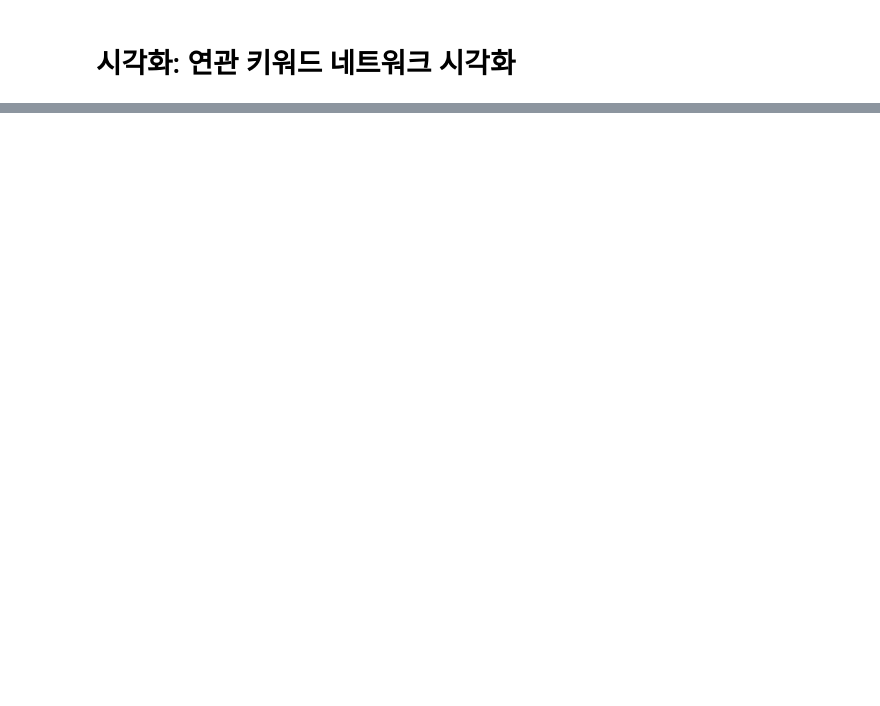
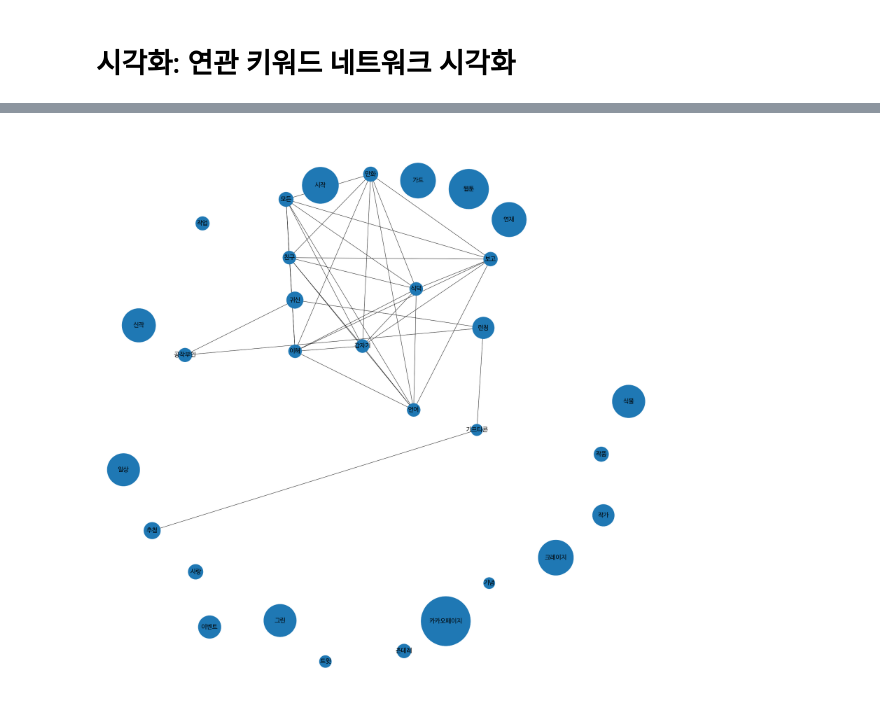
Before and after one commit to Eunjung-Cho/Project, a Jupyter notebook: webnovel/카카오페이지_관련_트위터_텍스트_분석.ipynb, the cells around one changed output, grey strips where cells are left out. Drawn from its saved outputs; the diff is of its cells as text; code cells hidden in the pictures; blank space fills up the shorter version.

```diff
--- a/webnovel/카카오페이지_관련_트위터_텍스트_분석.ipynb
+++ b/webnovel/카카오페이지_관련_트위터_텍스트_분석.ipynb
@@ -22,9 +61,9 @@ warnings.filterwarnings("ignore")
 # %%
 # 발급 완료된 키 입력하기
-CONSUMER_KEY = "api요청받은 키 입력하기"
-CONSUMER_SECRET ="api요청받은 키 입력하기"
-ACCESS_TOKEN_KEY = "api요청받은 키 입력하기"
-ACCESS_TOKEN_SECRET = "api요청받은 키 입력하기"
+CONSUMER_KEY = "eGT1RlXCfGjVjlzXOAzJTLwme"
+CONSUMER_SECRET ="HbrgQUUdmtMwpXZIhi9cxOmKzWdLPf5D7fGJaF4O3FaB6teEhz"
+ACCESS_TOKEN_KEY = "49965905-i58ERZY5aUzTJh3Da9uJZFHjYpbqNJU9pm2qpBABx"
+ACCESS_TOKEN_SECRET = "5P6243Mel4pbJ3hqRzty4LfExOvybfYByiAGyrximJp1a"
 
 #개인정보 인증을 요청하는 Handler
 auth = tweepy.OAuthHandler(CONSUMER_KEY, CONSUMER_SECRET)
@@ -92,7 +183,7 @@ from konlpy.tag import Okt
 from collections import Counter
 
 # 한국어 약식 불용어사전 예시 파일입니다. 출처 - (https://www.ranks.nl/stopwords/korean)
-korean_stopwords_path = "../data/korean_stopwords.txt"
+korean_stopwords_path = "/content/korean_stopwords.txt"
 with open(korean_stopwords_path, encoding='utf8') as f:
     stopwords = f.readlines()
 stopwords = [x.strip() for x in stopwords]
@@ -122,9 +224,9 @@ from apyori import apriori
 
 # 장바구니 형태의 데이터(트랜잭션 데이터)를 생성합니다.
 transactions = [
-    ['카카오페이지', '로판'],
-    ['카카오페이지', '로맨스'],
-    ['카카오페이지', '로판', '로맨스판타지']
+    ['카카오페이지', '웹툰'],
+    ['카카오페이지', '웹소설'],
+    ['카카오페이지', '웹툰', '웹소설']
 ]
 
 # 연관 분석을 수행합니다.
@@ -202,26 +342,36 @@ node_df.head()
+# %%
+import matplotlib
+from matplotlib import font_manager, rc
+import platform
+
+
+plt.rc('font', family='NanumBarunGothic')
 # %%
 import networkx as nx
 plt.figure(figsize=(25,25))
+plt.rc('font', family='Malgun Gothic')
 
 # networkx 그래프 객체를 생성합니다.
 G = nx.Graph()
 
 # node_df의 키워드 빈도수를 데이터로 하여, 네트워크 그래프의 ‘노드’ 역할을 하는 원을 생성합니다.
 for index, row in node_df.iterrows():
     G.add_node(row['node'], nodesize=row['nodesize'])
 
 # network_df의 연관 분석 데이터를 기반으로, 네트워크 그래프의 ‘관계’ 역할을 하는 선을 생성합니다.
 for index, row in network_df.iterrows():
     G.add_weighted_edges_from([(row['source'], row['target'], row['support'])])
 
 # 그래프 디자인과 관련된 파라미터를 설정합니다.
 pos = nx.spring_layout(G, k=0.6, iterations=50)
 sizes = [G.nodes[node]['nodesize']*25 for node in G]
-nx.draw(G, pos=pos, node_size=sizes)
+nx.draw(G, pos=pos, node_size=sizes, font_family='NanumBarunGothic')
 
 # Windows 사용자는 AppleGothic 대신,'Malgun Gothic'. 그 외 OS는 OS에서 한글을 지원하는 기본 폰트를 입력합니다.
-nx.draw_networkx_labels(G, pos=pos, font_family='AppleGothic', font_size=25)
+nx.draw_networkx_labels(G, pos=pos,  font_family='NanumBarunGothic', font_size=20)
 
 # 그래프를 출력합니다.
 ax = plt.gca()
 plt.show()
+# %% [output]
+[figure, added]
```
Also changed, not shown: parts of 21 cells of this notebook.
